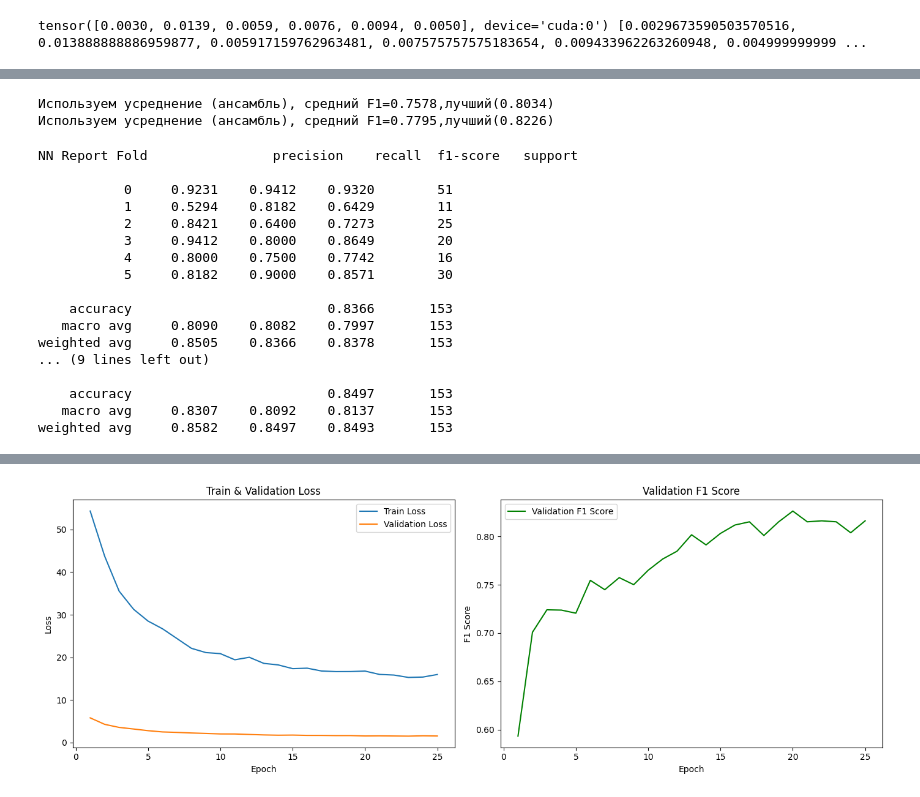
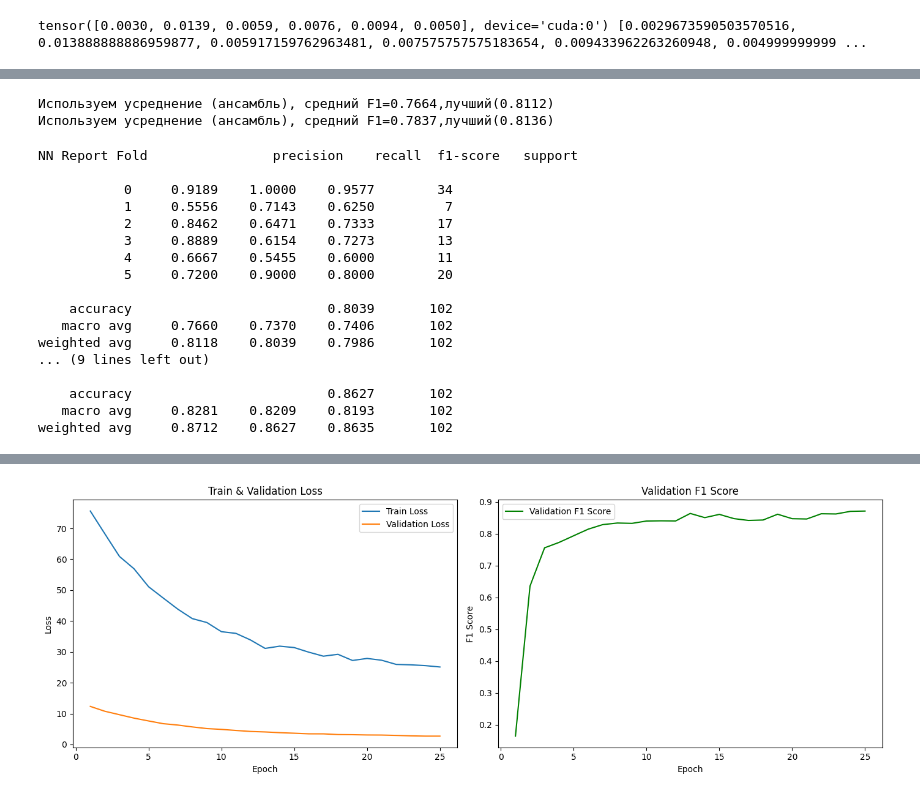
Before and after one commit to neverexz/ecg, a Jupyter notebook: main.ipynb, the cells around one changed output, grey strips where cells are left out. Drawn from its saved outputs; the diff is of its cells as text; code cells hidden in the pictures.

```diff
--- a/main.ipynb
+++ b/main.ipynb
@@ -401,13 +401,13 @@ y_cat = label_encoder.transform(y_cat)
 
 # Разделение на train+val и test
 X_train_val_nn, X_test_nn, y_train_val_nn, y_test_nn = train_test_split(
-    X_nn, y_nn, test_size=0.15, random_state=42, stratify=y_nn)
+    X_nn, y_nn, test_size=0.1, random_state=42, stratify=y_nn)
 X_train_val_cat, X_test_cat, y_train_val_cat, y_test_cat = train_test_split(
-    X_cat, y_cat, test_size=0.15, random_state=42, stratify=y_cat)
+    X_cat, y_cat, test_size=0.1, random_state=42, stratify=y_cat)
 
 # === Гиперпараметры ===
 n_splits = 5
-num_epochs = 30
+num_epochs = 45
 batch_size = 16
 device = torch.device("cuda" if torch.cuda.is_available() else "cpu")
 
@@ -453,7 +453,7 @@ for fold, (train_idx, val_idx) in enumerate(skf.split(X_train_val_nn, y_train_va
     criterion = FocalLoss(alpha=weights,gamma=1)
     optimizer = torch.optim.AdamW(model.parameters(), lr=1e-3, weight_decay=0.0002)
     scheduler = torch.optim.lr_scheduler.CosineAnnealingWarmRestarts(
-        optimizer, T_0=12, T_mult=1, eta_min=5e-4
+        optimizer, T_0=5, T_mult=1, eta_min=5e-4
     )
 
     # === Для графиков ===
@@ -637,8 +676,8 @@ def choose_best_or_ensemble(val_f1_per_fold, threshold=0.075):
 mode_nn, best_fold_nn_idx = choose_best_or_ensemble(f1_scores_per_fold_nn)
 mode_cat, best_fold_cat_idx = choose_best_or_ensemble(f1_scores_per_fold_cat)
 # %% [output]
-Используем усреднение (ансамбль), средний F1=0.7578,лучший(0.8034)
-Используем усреднение (ансамбль), средний F1=0.7795,лучший(0.8226)
+Используем усреднение (ансамбль), средний F1=0.7664,лучший(0.8112)
+Используем усреднение (ансамбль), средний F1=0.7837,лучший(0.8136)
 # %%
 test_logits_nn_list = []
 X_test_nn_np = normalize_signals(X_test_nn.values)
@@ -674,21 +713,21 @@ print(f"CatBoost Report Fold ", classification_report(y_test_cat, np.argmax(cat_
 # %% [output]
 NN Report Fold                precision    recall  f1-score   support
 
-           0     0.9231    0.9412    0.9320        51
-           1     0.5294    0.8182    0.6429        11
-           2     0.8421    0.6400    0.7273        25
-           3     0.9412    0.8000    0.8649        20
-           4     0.8000    0.7500    0.7742        16
-           5     0.8182    0.9000    0.8571        30
+           0     0.9189    1.0000    0.9577        34
+           1     0.5556    0.7143    0.6250         7
+           2     0.8462    0.6471    0.7333        17
+           3     0.8889    0.6154    0.7273        13
+           4     0.6667    0.5455    0.6000        11
+           5     0.7200    0.9000    0.8000        20
 
-    accuracy                         0.8366       153
-   macro avg     0.8090    0.8082    0.7997       153
-weighted avg     0.8505    0.8366    0.8378       153
+    accuracy                         0.8039       102
+   macro avg     0.7660    0.7370    0.7406       102
+weighted avg     0.8118    0.8039    0.7986       102
 ... (9 lines left out)
 
-    accuracy                         0.8497       153
-   macro avg     0.8307    0.8092    0.8137       153
-weighted avg     0.8582    0.8497    0.8493       153
+    accuracy                         0.8627       102
+   macro avg     0.8281    0.8209    0.8193       102
+weighted avg     0.8712    0.8627    0.8635       102
 # %%
 def make_meta_test(mode_nn,mode_cat,best_fold_nn_idx,best_fold_cat_idx,X_test_nn,X_test_cat,device):
     if mode_nn == 'best_model':
@@ -742,17 +781,17 @@ class meta_notfix(nn.Module):
     def __init__(self, input=20, output=6):
         super(meta_notfix, self).__init__()
         self.model = nn.Sequential(
-            nn.Linear(input, 64),
-            nn.BatchNorm1d(64),
+            nn.Linear(input, 32),
+            nn.BatchNorm1d(32),
             nn.GELU(),
             nn.Dropout(0.3),
 
-            nn.Linear(64, 64),
-            nn.BatchNorm1d(64),
+            nn.Linear(32, 32),
+            nn.BatchNorm1d(32),
             nn.GELU(),
             nn.Dropout(0.3),
 
-            nn.Linear(64, output)
+            nn.Linear(32, output)
         )
 
     def forward(self, x):
@@ -760,7 +799,7 @@ class meta_notfix(nn.Module):
 # %%
 # Оберни X_meta и y_meta в тензоры
 X_meta_train, X_meta_val, y_meta_train, y_meta_val = train_test_split(
-    X_meta, y_meta, test_size=0.10, random_state=42, stratify=y_meta
+    X_meta, y_meta, test_size=0.15, random_state=42, stratify=y_meta
 )
 X_meta_train_tensor = torch.tensor(X_meta_train, dtype=torch.float32)
 y_meta_train_tensor = torch.tensor(y_meta_train, dtype=torch.long)
@@ -775,8 +814,8 @@ meta_val_loader = DataLoader(meta_val_dataset, batch_size=16, shuffle=False,drop
 # Объяви модель
 meta_model = meta_notfix(input=20, output=6).to(device)
 # criterion = nn.CrossEntropyLoss()
-criterion = FocalLoss(gamma=2)
-optimizer = torch.optim.AdamW(meta_model.parameters(), lr=1.5e-4)
+criterion = FocalLoss(gamma=1)
+optimizer = torch.optim.AdamW(meta_model.parameters(), lr=2e-4)
 
 
 
@@ -880,4 +919,4 @@ weighted avg     0.8249    0.8161    0.8163        87
-[figure, old version]
+[figure, new version]
 # %%
 X_metat = make_meta_test(mode_nn,mode_cat,best_fold_nn_idx,best_fold_cat_idx,X_test_nn,X_test_cat,device)
 meta_model.load_state_dict(best_model_state)
```
Also changed, not shown: parts of 3 cells of this notebook, 6 other files.
